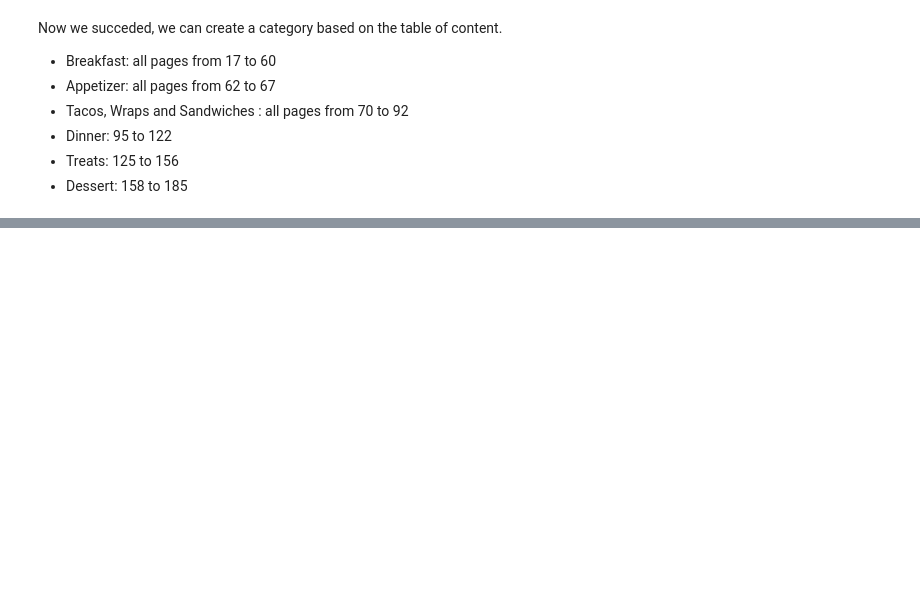
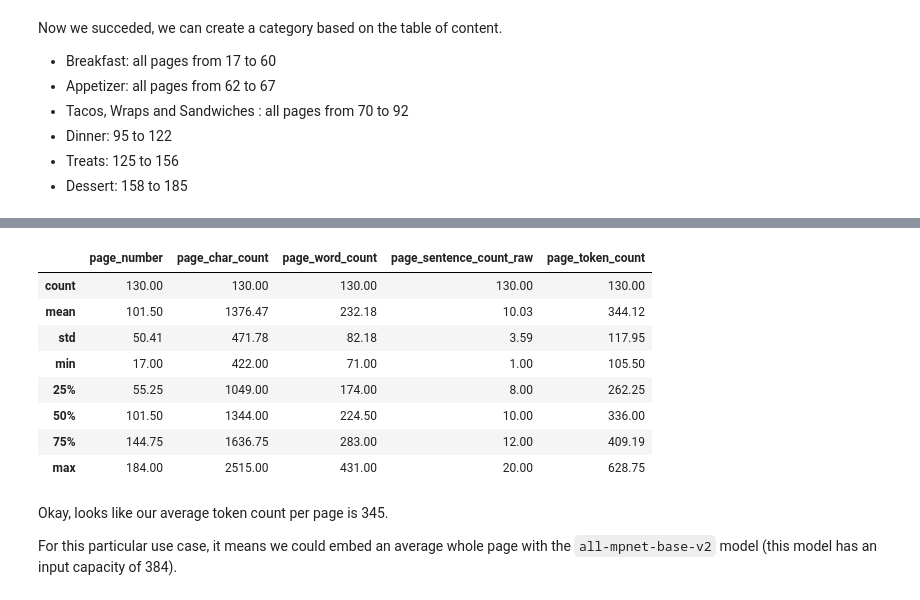
Before and after one commit to MikeDuran-git/simple-local-rag, a Jupyter notebook: text_processing.ipynb, the cells around one changed output, grey strips where cells are left out. Saved outputs shown, nothing was run; the diff lists cells and outputs as text; code cells hidden in the pictures; blank space fills up the shorter version.

Commit message:
created the final dataset

```diff
--- a/text_processing.ipynb
+++ b/text_processing.ipynb
@@ -602,0 +539,8 @@ We have now the 2 Databases to have all the informations of the recipes. What we
+# %%
+#we Creat a dataframe called data that contains the following columns: Page, Recipe
+
+#we have our 2 datasets P_D_I_P_R.csv and P_T_C_F_C_F_P.csv :
+
+#we load the dataframes
+P_D_I_P_R_dataframe = pd.read_csv('P_D_I_P_R.csv')
+P_T_C_F_C_F_P_dataframe = pd.read_csv('P_T_C_F_C_F_P.csv')
@@ -602,0 +601,16 @@ We have now the 2 Databases to have all the informations of the recipes. What we
+# %%
+recipe_dataset = pd.DataFrame(columns=['page_number',
+                                       'page_char_count',
+                                        'page_word_count',
+                                        'page_sentence_count_raw',
+                                        'page_token_count',
+                                       'text'])
+# %%
+recipe_dataset['page_number'] = P_D_I_P_R_dataframe['page_number']
+
+recipe_dataset['text'] = recipe_dataset['page_number'].apply(get_recipe)
+recipe_dataset['page_char_count'] = recipe_dataset['text'].apply(lambda x: len(x))
+recipe_dataset['page_word_count'] = recipe_dataset['text'].apply(lambda x: len(x.split(" ")))
+recipe_dataset['page_sentence_count_raw'] = recipe_dataset['text'].apply(lambda x: len(x.split(". ")))
+
+recipe_dataset['page_token_count'] = recipe_dataset['page_char_count'] / 4
@@ -602,0 +626,17 @@ We have now the 2 Databases to have all the informations of the recipes. What we
+# %%
+#we check the description of the dataset
+recipe_dataset.describe().round(2)
+# %% [output]
+|  | page_number | page_char_count | page_word_count | page_sentence_count_raw | page_token_count |
+| count | 130.00 | 130.00 | 130.00 | 130.00 | 130.00 |
+| mean | 101.50 | 1376.47 | 232.18 | 10.03 | 344.12 |
+| std | 50.41 | 471.78 | 82.18 | 3.59 | 117.95 |
+| min | 17.00 | 422.00 | 71.00 | 1.00 | 105.50 |
+| 25% | 55.25 | 1049.00 | 174.00 | 8.00 | 262.25 |
+| 50% | 101.50 | 1344.00 | 224.50 | 10.00 | 336.00 |
+| 75% | 144.75 | 1636.75 | 283.00 | 12.00 | 409.19 |
+| max | 184.00 | 2515.00 | 431.00 | 20.00 | 628.75 |
+# %% [markdown]
+Okay, looks like our average token count per page is 345.
+
+For this particular use case, it means we could embed an average whole page with the `all-mpnet-base-v2` model (this model has an input capacity of 384).
```
Also changed, not shown: parts of 24 cells of this notebook.
